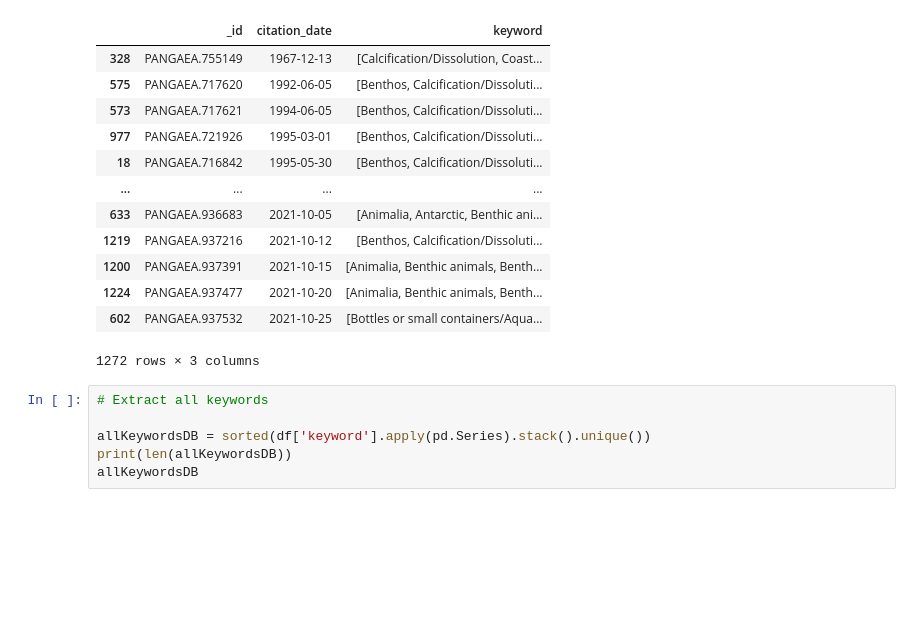
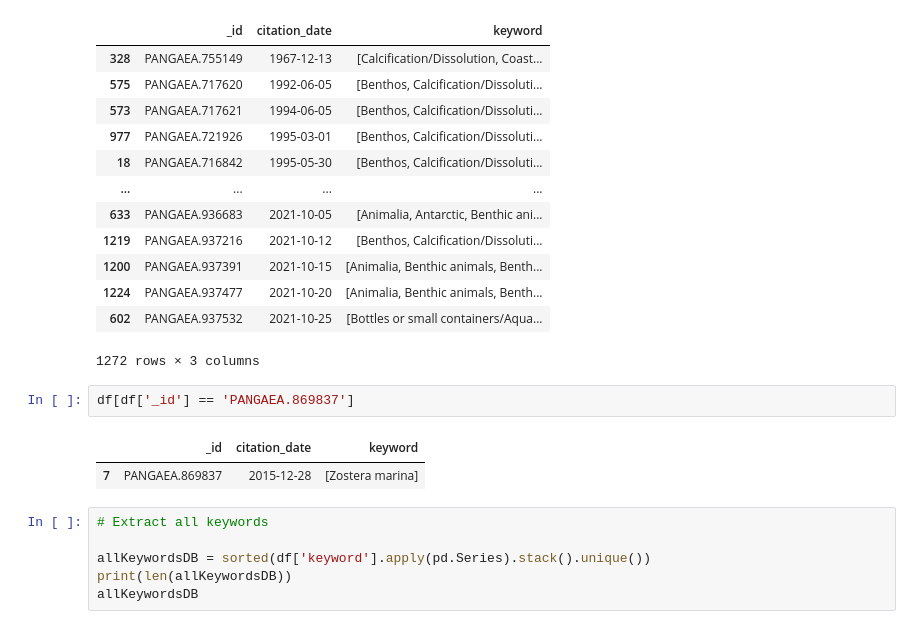
Before and after one commit to PBrockmann/PANGAEA_Scraping, a Jupyter notebook: PANGAEA_OAICC_histo_01.ipynb, the cells around one changed output. Saved outputs shown, nothing was run; the diff lists cells and outputs as text; blank space fills up the shorter version.

```diff
--- a/PANGAEA_OAICC_histo_01.ipynb
+++ b/PANGAEA_OAICC_histo_01.ipynb
@@ -71,6 +74,11 @@ df.sort_values(by=['citation_date'])
 | 1224 | PANGAEA.937477 | 2021-10-20 | [Animalia, Benthic animals, Benth... |
 | 602 | PANGAEA.937532 | 2021-10-25 | [Bottles or small containers/Aqua... |
 1272 rows × 3 columns
+# %%
+df[df['_id'] == 'PANGAEA.869837']
+# %% [output]
+|  | _id | citation_date | keyword |
+| 7 | PANGAEA.869837 | 2015-12-28 | [Zostera marina] |
 # %%
 # Extract all keywords
 
```
Also changed, not shown: parts of 11 cells of this notebook, 4 other files.
